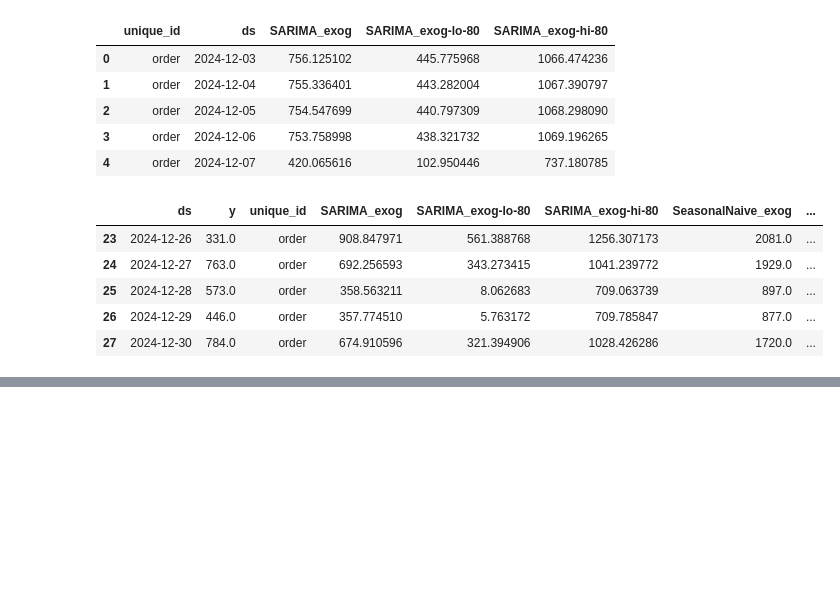
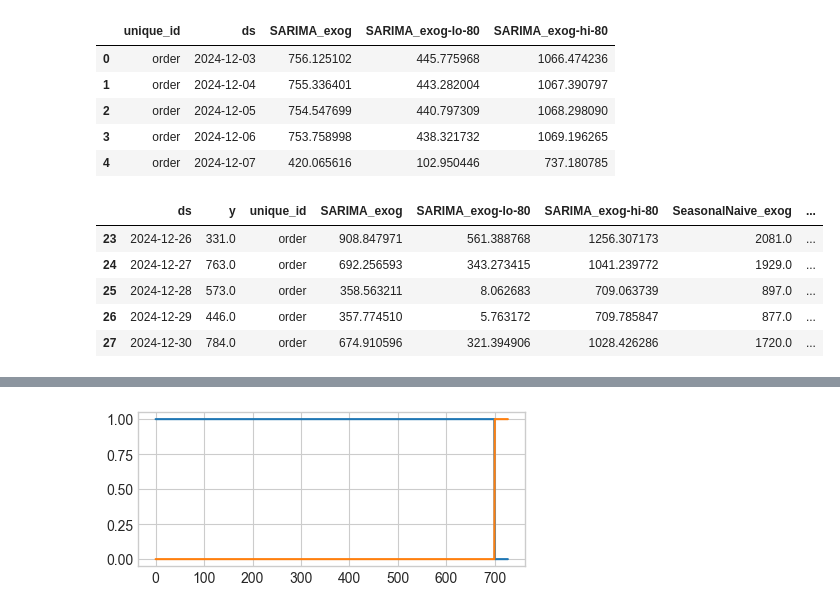
Before and after one commit to traha-89/ecommerce_demand_forecasting, a Jupyter notebook: notebooks/demand_forecasting_analysis.ipynb, the cells around one changed output, grey strips where cells are left out. Drawn from its saved outputs; the diff is of its cells as text; code cells hidden in the pictures; blank space fills up the shorter version.

```diff
--- a/notebooks/demand_forecasting_analysis.ipynb
+++ b/notebooks/demand_forecasting_analysis.ipynb
@@ -849,0 +870,10 @@ test_df.tail()
+# %%
+m = Prophet(
+    changepoint_prior_scale= 0.05,
+    changepoint_range= 0.8,
+    seasonality_mode= 'additive',
+    seasonality_prior_scale= 10,
+    interval_width=0.80 # Confidence Interval of 80%
+)
+
+m.fit(train[['ds','y']])
@@ -849,0 +894,13 @@ test_df.tail()
+# %%
+# Create a train and forecast index for the future dataframe
+
+train_index = future['ds'].isin(train['ds'])
+forecast_index = ~train_index
+
+# plot the train index and test index to see the split
+plt.figure(figsize= (5,2))
+plt.plot(train_index)
+plt.plot(forecast_index)
+plt.show()
+# %% [output]
+[figure, added]
```
Also changed, not shown: parts of 16 cells of this notebook.
